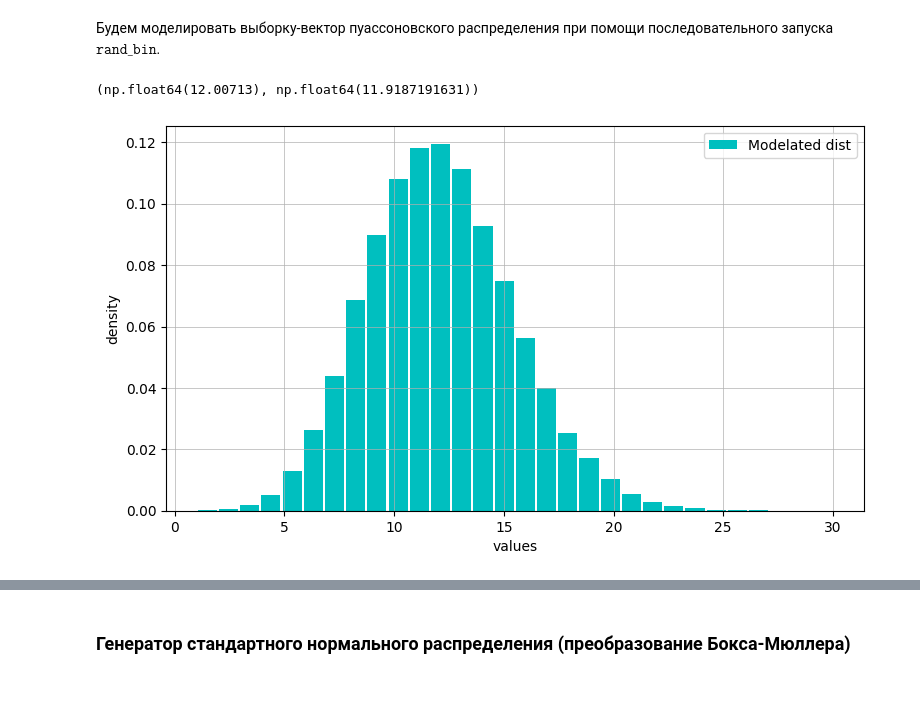
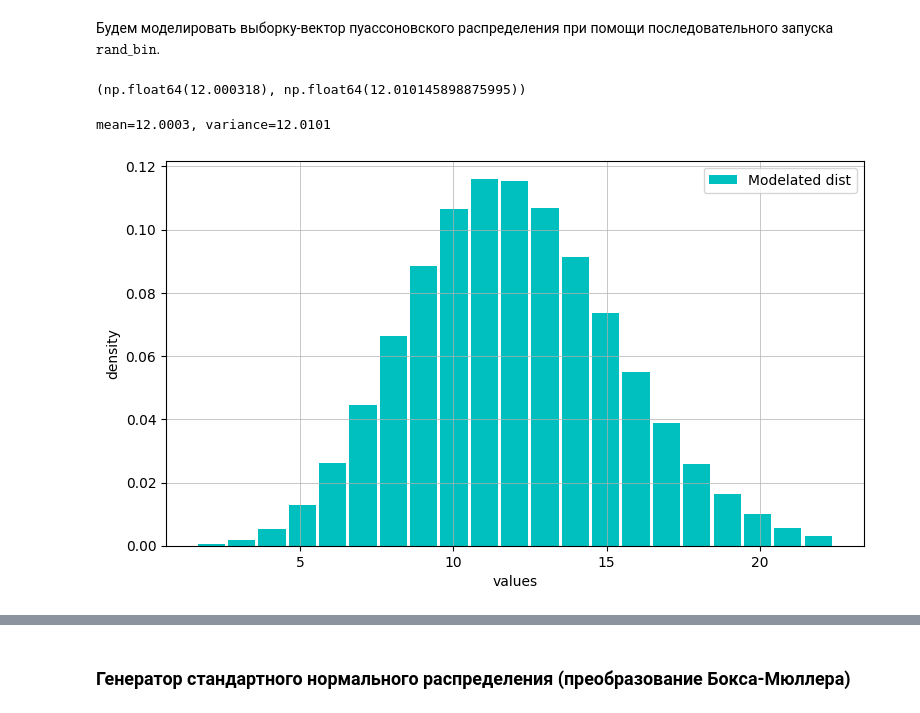
Before and after one commit to arinenn/stochastic_practicum, a Jupyter notebook: stochastic_practicum_first.ipynb, the cells around one changed output, grey strips where cells are left out. Cells and saved outputs as stored; diff of their text form; code cells hidden in the pictures.

```diff
--- a/stochastic_practicum_first.ipynb
+++ b/stochastic_practicum_first.ipynb
@@ -676,15 +688,15 @@ Y &\stackrel{def}{=} \mathbb{I}\left\{ X\in\left[\frac{2}{3},1\right]\right\}. \
 \Rightarrow~ \mathbb{D}X &= \frac{1}{8}.
 \end{aligned}
 # %%
-N_start = 10**6 - 10**5
-N_end = 10**6
-step = 10**4
+N_start = 100
+N_end = 10**3 + N_start
+step = 100
 eps = 1e-6
 # %%
-N_start = 10
-N_end = 100
-step = 10
-eps = 1e-6
+# N_start = 10
+# N_end = 10**6 + N_start
+# step = 5 * 1000
+# eps = 1e-12
 # %%
 iter_count = (N_end - N_start) // step + 1
 mean_convergence_results = np.zeros(iter_count)
@@ -940,36 +998,53 @@ __Теорема__ (Пуассон). Пусть есть последовате
 Будем моделировать выборку-вектор пуассоновского распределения при помощи последовательного запуска $\texttt{rand\_bin}$.
 # %%
 def rand_poisson_bin(l, N):
-    n = 10**5
+    '''
+    Poisson distribution generator, derivative of rand_bin
+    returns vector of length N
+    l - parameter, must be positive
+    '''
+    if not l > 0:
+        raise ValueError('Parameter of exponential distribution must be a positive float number.')
+    n = 10**4
     p_n = l / n
-    batch_size = 100
+    batch_size = 5 * 10**3
     result = np.zeros(N)
     for i in range(0, N // batch_size + 1):
         if (i+1)*batch_size >= N:
             result[i*batch_size:] = rand_bin(n, p_n, N - i*batch_size)
         else:
             result[i*batch_size:(i+1)*batch_size] = rand_bin(n, p_n, batch_size)
-    return result.astype(int)
+    return result
 # %%
-N = 10**5
+N = 10**6
 L = 12
 # %%
 sample_poisson_bin = rand_poisson_bin(L, N)
-sample_poisson_bin.mean(), sample_poisson_bin.var()
 # %% [output]
-(np.float64(12.00713), np.float64(11.9187191631))
+(np.float64(12.000318), np.float64(12.010145898875995))
+# %%
+print(f'mean={sample_poisson_bin.mean():.6}, variance={sample_poisson_bin.var():.6}')
+# %% [output]
+mean=12.0003, variance=12.0101
 # %%
-n_bins = 30
+n_bins = 21
 
 fig = plt.figure(figsize=(9,5))
 ax = plt.axes()
 ax.grid('minor', linewidth=0.5)
 
-ax.hist(sample_poisson_bin, bins=n_bins, density=True, label='Modelated dist', rwidth=0.9, color='c')
+ax.hist(sample_poisson_bin,
+    bins=n_bins,
+    density=True,
+    label='Modelated dist',
+    range=(L - 3*np.sqrt(L), L + 3*np.sqrt(L)),
+    rwidth=0.9,
+    color='c'
+)
 
 plt.ylabel('density')
 plt.xlabel('values')
 plt.legend()
 plt.show()
 # %% [output]
-[figure, old version]
+[figure, new version]
```
Also changed, not shown: parts of 68 cells of this notebook.
